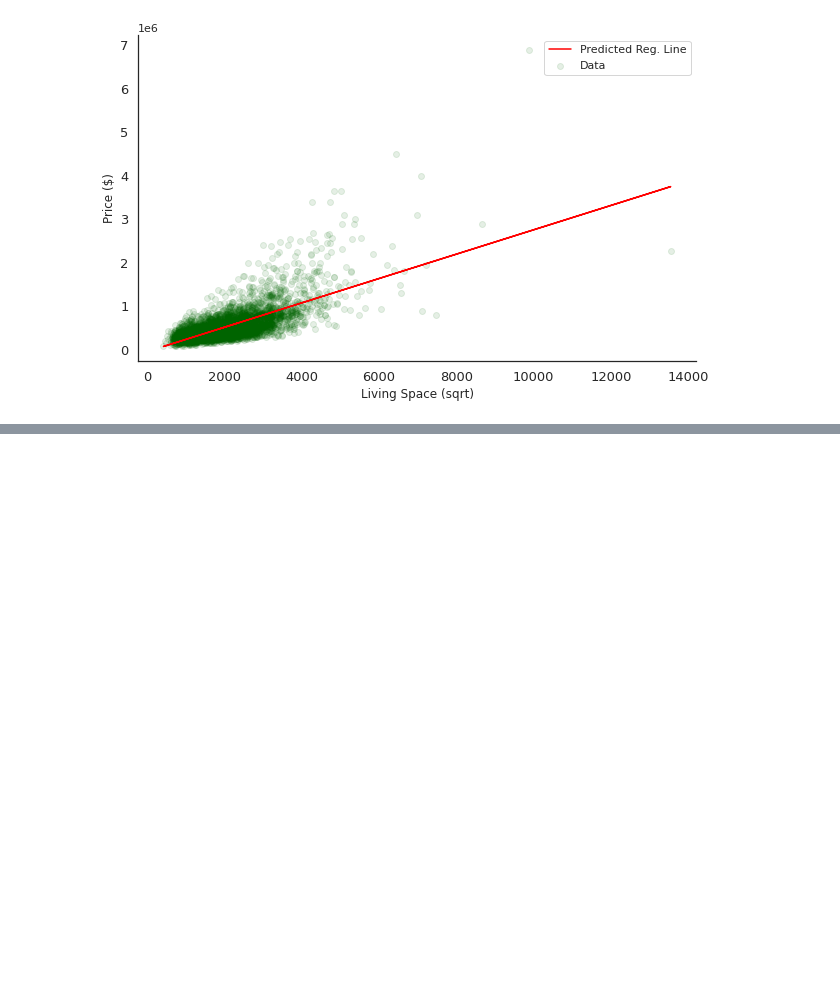
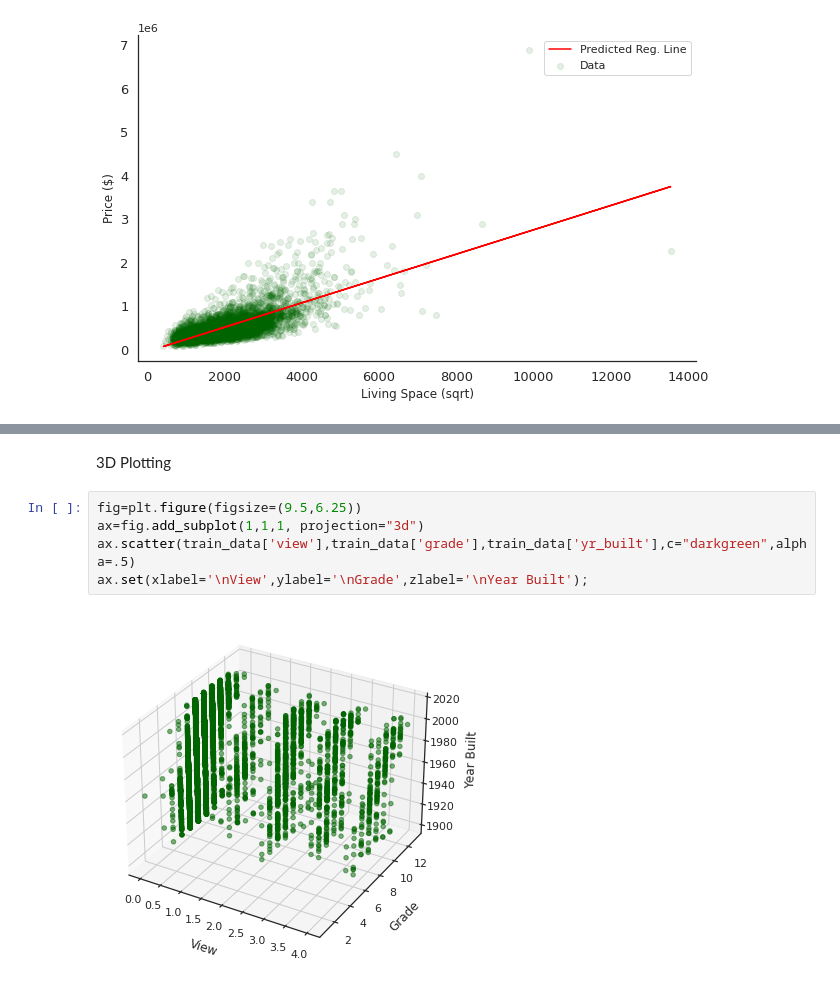
Before and after one commit to uysalserkan/ML-AI, a Jupyter notebook: House Price Prediction/Predict House Price.ipynb, the cells around one changed output, grey strips where cells are left out. Saved outputs shown, nothing was run; the diff lists cells and outputs as text; blank space fills up the shorter version.

```diff
--- a/House Price Prediction/Predict House Price.ipynb
+++ b/House Price Prediction/Predict House Price.ipynb
@@ -128,0 +171,9 @@ plt.gca().spines['top'].set_visible(False) # Yukarıdaki siyah border'ı kaldır
+# %% [markdown]
+3D Plotting
+# %%
+fig=plt.figure(figsize=(9.5,6.25))
+ax=fig.add_subplot(1,1,1, projection="3d")
+ax.scatter(train_data['view'],train_data['grade'],train_data['yr_built'],c="darkgreen",alpha=.5)
+ax.set(xlabel='\nView',ylabel='\nGrade',zlabel='\nYear Built');
+# %% [output]
+[figure, added]
```
Also changed, not shown: parts of 31 cells of this notebook.
